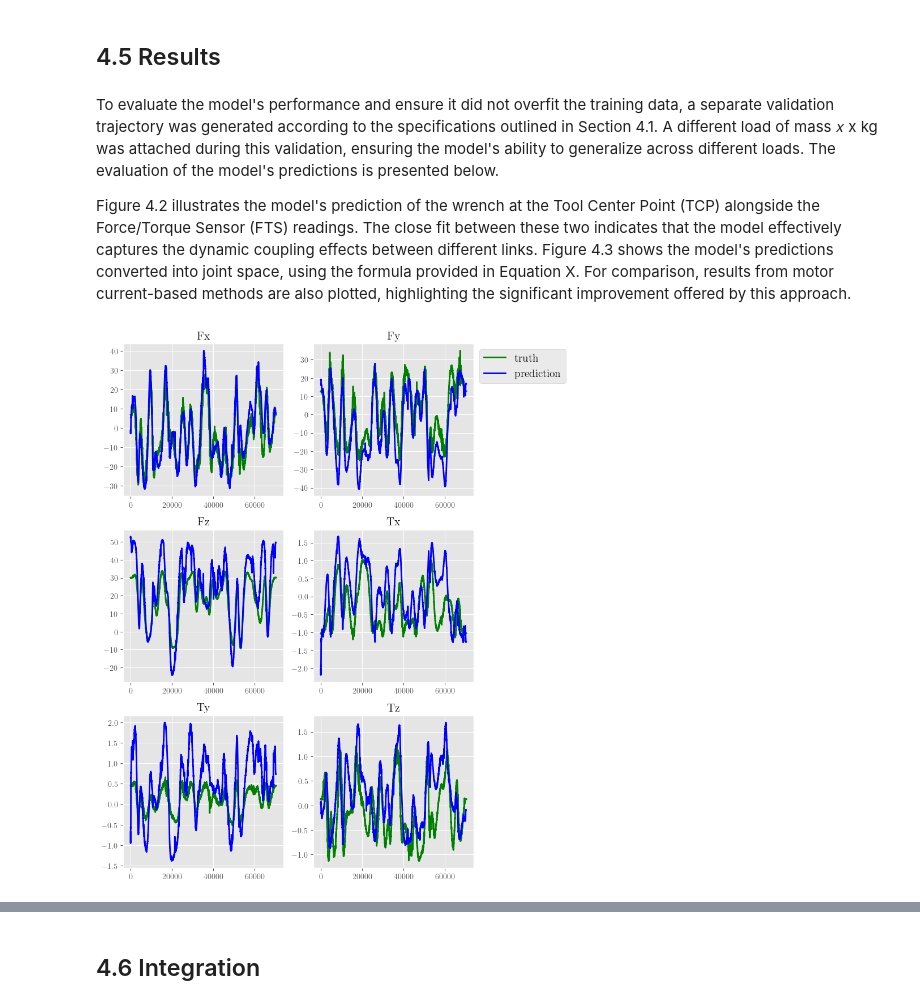
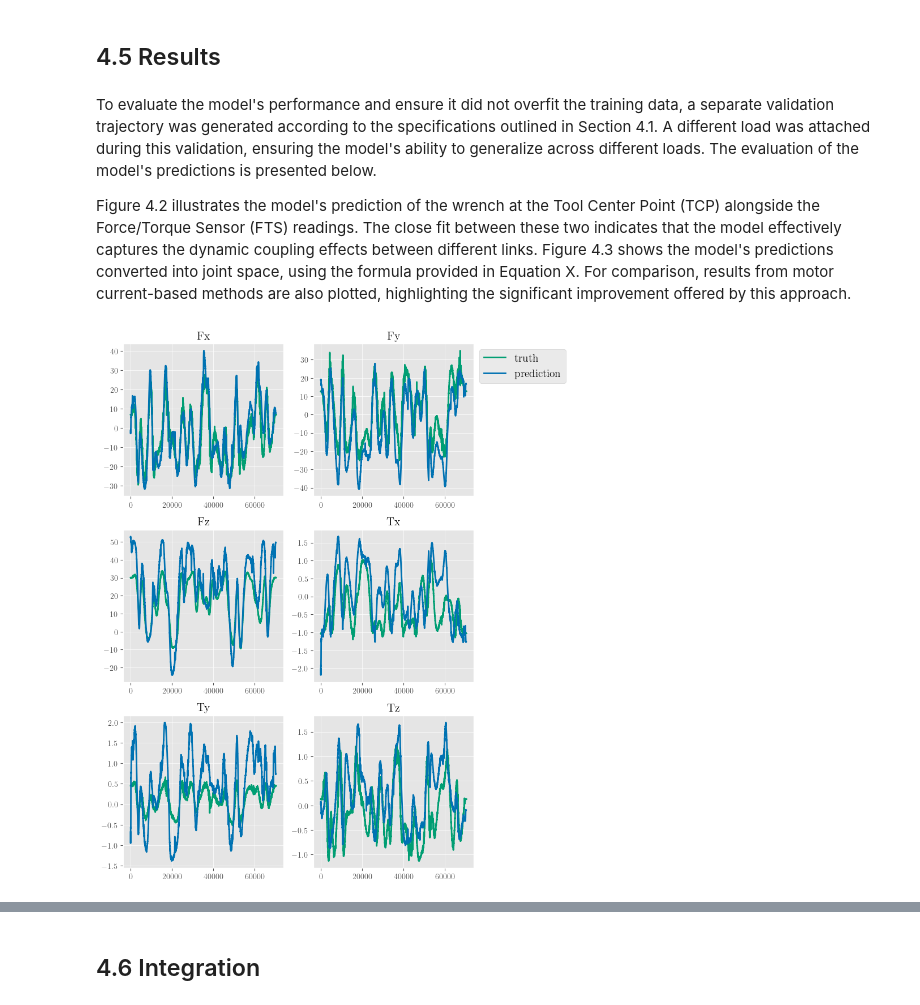
Before and after one commit to allwinlucious/MasterThesis, a Jupyter notebook: 4.0_implementation.ipynb, the cells around one changed output, grey strips where cells are left out. Drawn from its saved outputs; the diff is of its cells as text; code cells hidden in the pictures.

```diff
--- a/4.0_implementation.ipynb
+++ b/4.0_implementation.ipynb
@@ -106,45 +105,44 @@ using pre-trained model
 # %% [markdown]
 ## 4.5 Results
 # %% [markdown]
-To evaluate the model's performance and ensure it did not overfit the training data, a separate validation trajectory was generated according to the specifications outlined in Section 4.1. A different load of mass
-𝑥
-x kg was attached during this validation, ensuring the model's ability to generalize across different loads. The evaluation of the model's predictions is presented below.
+To evaluate the model's performance and ensure it did not overfit the training data, a separate validation trajectory was generated according to the specifications outlined in Section 4.1. A different load
+ was attached during this validation, ensuring the model's ability to generalize across different loads. The evaluation of the model's predictions is presented below.
 
 Figure 4.2 illustrates the model's prediction of the wrench at the Tool Center Point (TCP) alongside the Force/Torque Sensor (FTS) readings. The close fit between these two indicates that the model effectively captures the dynamic coupling effects between different links. Figure 4.3 shows the model's predictions converted into joint space, using the formula provided in Equation X. For comparison, results from motor current-based methods are also plotted, highlighting the significant improvement offered by this approach.
 # %%
 #to denormalize the predictions
 y_max = torch.load('utils/ML2/models/y_max.pt',map_location=torch.device('cpu'))
 y_min = torch.load('utils/ML2/models/y_min.pt',map_location=torch.device('cpu'))
 
 dataset = CustomDatasetFromCSV(csv_path = 'utils/ML2/validation.csv', mode="test")
-test_dataloader = DataLoader(dataset, batch_size=1, shuffle=False)
+test_dataloader = DataLoader(dataset, batch_size=100, shuffle=False)
 
 model.eval()
 
 pred_list = []
 with torch.no_grad():
-    for i, (X,y) in enumerate(tqdm(test_dataloader)):
+    for i, (X,y) in enumerate(test_dataloader):
         pred = model(X)
         #denormalize predictions
         pred = (pred+1)/2* (y_max - y_min) + y_min
         pred_list.append(pred)
 #denormalize the data
 y_truth = ((test_dataloader.dataset.y + 1)/2* (y_max - y_min) + y_min).cpu().numpy()
 pred_list = torch.cat(pred_list).numpy()
 
 fig, axes = plt.subplots(3, 2, figsize=(10, 10))
 # Plotting each component
 components = ['Fx', 'Fy', 'Fz', 'Tx', 'Ty', 'Tz']
 for i, ax in enumerate(axes.flat):
     if i < y_truth.shape[1]:
-        ax.plot(y_truth[:, i], label="truth",color = "green")
-        ax.plot(pred_list[:, i], label="prediction", color = "cyan")
+        ax.plot(y_truth[:, i], label="truth",color = "#009E73")
+        ax.plot(pred_list[:, i], label="prediction", color = "#0072B2")
         ax.set_title(components[i])
     else:
         ax.set_visible(False)
 axes[0, 1].legend(loc='upper left', bbox_to_anchor=(1, 1))
 plt.tight_layout(rect=[0, 0, 0.85, 1])
 plt.show()
 # %% [output]
-[figure, old version]
+[figure, new version]
 # %%
```
Also changed, not shown: parts of 7 cells of this notebook, 32 other files.
